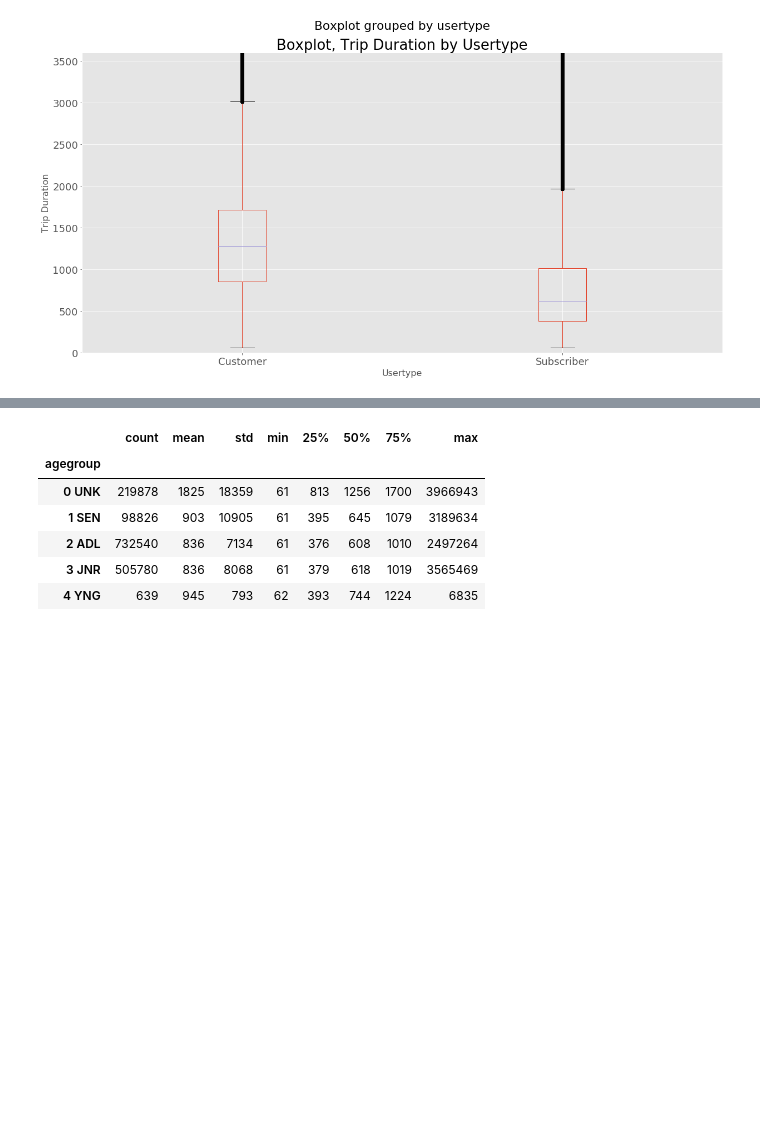
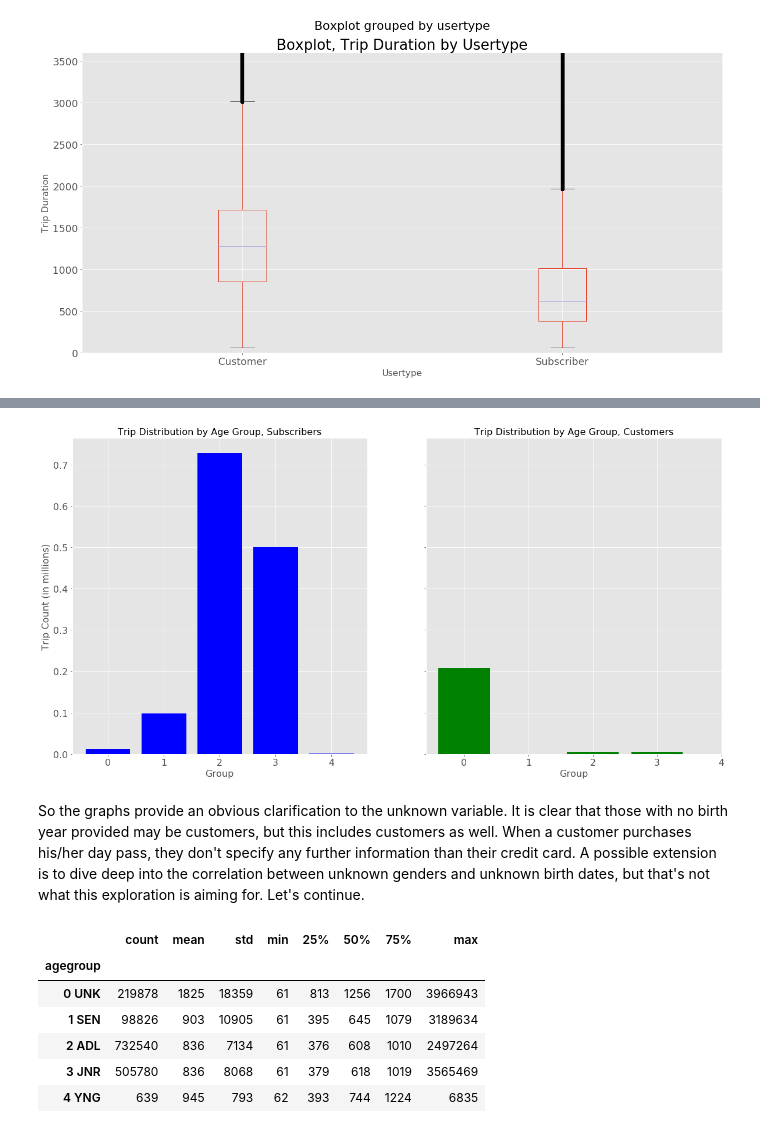
Before and after one commit to advanit/sb-submit, a Jupyter notebook: story.ipynb, the cells around one changed output, grey strips where cells are left out. Drawn from its saved outputs; the diff is of its cells as text; code cells hidden in the pictures; blank space fills up the shorter version.

```diff
--- a/story.ipynb
+++ b/story.ipynb
@@ -407 +443,22 @@ Notice that majority of the users for this sample range from Junior to Adult (i.
+# %%
+f, (ax1, ax2) = plt.subplots(1, 2, sharey=True, figsize=(20,10))
+
+ax1.bar(x_pos, s_group, width=0.8, color='blue')
+ax1.set_xticks(x_pos, agename)
+ax1.set_ylabel("Trip Count (in millions)", fontsize=16)
+ax1.set_xlabel("Group", fontsize=16)
+ax1.set_title("Trip Distribution by Age Group, Subscribers", fontsize=16)
+
+ax2.bar([0,1,2,3], c_group, width=0.8, color='green')
+ax2.set_xticks(x_pos, agename)
+ax2.set_xlabel("Group", fontsize=16)
+ax2.set_title("Trip Distribution by Age Group, Customers", fontsize=16)
+
+plt.show()
+
+# TALK TO NIK ABOUT THIS
+# %% [output]
+[figure, added]
+# %% [markdown]
+So the graphs provide an obvious clarification to the unknown variable.  It is clear that those with no birth year provided may be customers, but this includes customers as well.  When a customer purchases his/her day pass, they don't specify any further information than their credit card.  A possible extension is to dive deep into the correlation between unknown genders and unknown birth dates, but that's not what this exploration is aiming for.  Let's continue.
 # %%
```
Also changed, not shown: parts of 24 cells of this notebook.
